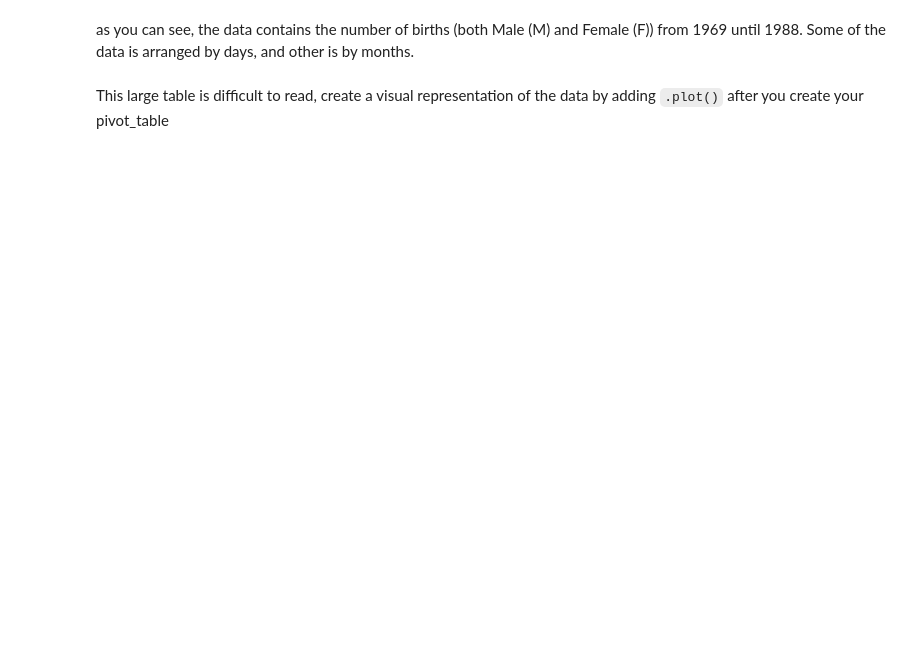
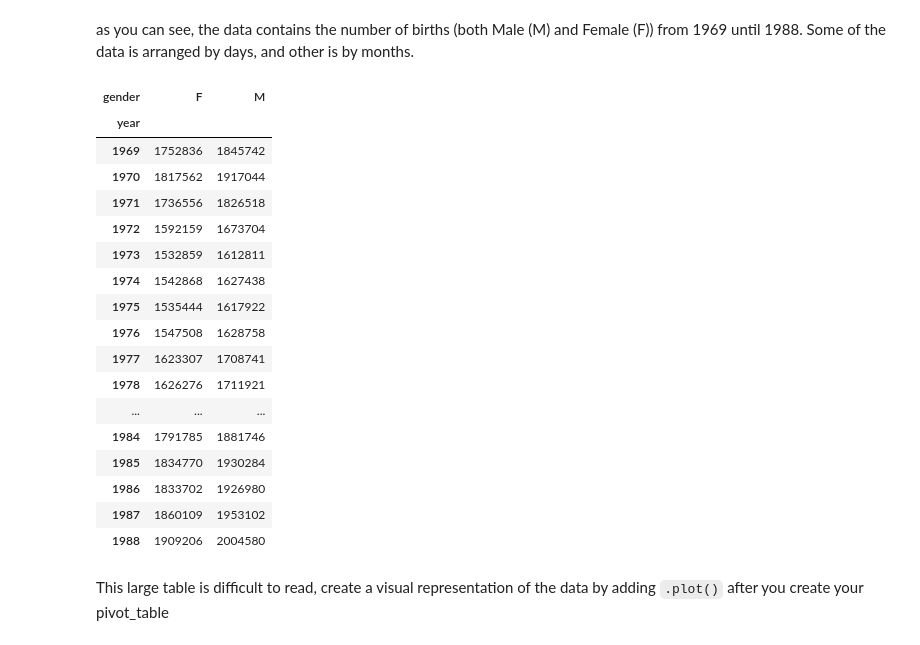
Before and after one commit to dguari1/AIforMovementScience, a Jupyter notebook: 02.03 - Exercise Tables with Pandas.ipynb, the cells around one changed output. Saved outputs shown, nothing was run; the diff lists cells and outputs as text; code cells hidden in the pictures; blank space fills up the shorter version.

````diff
--- a/02.03 - Exercise Tables with Pandas.ipynb
+++ b/02.03 - Exercise Tables with Pandas.ipynb
@@ -134,6 +241,26 @@ as you can see, the data contains the number of births (both Male (M) and Female
 # %%
 #summarize the total number of births per year (both M and F) using a pivot table
 #write your code here
+births_data.pivot_table('births', index = 'year', columns = 'gender', aggfunc = 'sum', observed=True)
+# %% [output]
+| gender | F | M |
+| year |  |  |
+| 1969 | 1752836 | 1845742 |
+| 1970 | 1817562 | 1917044 |
+| 1971 | 1736556 | 1826518 |
+| 1972 | 1592159 | 1673704 |
+| 1973 | 1532859 | 1612811 |
+| 1974 | 1542868 | 1627438 |
+| 1975 | 1535444 | 1617922 |
+| 1976 | 1547508 | 1628758 |
+| 1977 | 1623307 | 1708741 |
+| 1978 | 1626276 | 1711921 |
+| ... | ... | ... |
+| 1984 | 1791785 | 1881746 |
+| 1985 | 1834770 | 1930284 |
+| 1986 | 1833702 | 1926980 |
+| 1987 | 1860109 | 1953102 |
+| 1988 | 1909206 | 2004580 |
 # %% [markdown]
 This large table is difficult to read, create a visual representation of the data by adding ```.plot()``` after you create your pivot_table
 # %%
````
Also changed, not shown: parts of 18 cells of this notebook, 9 other files.
